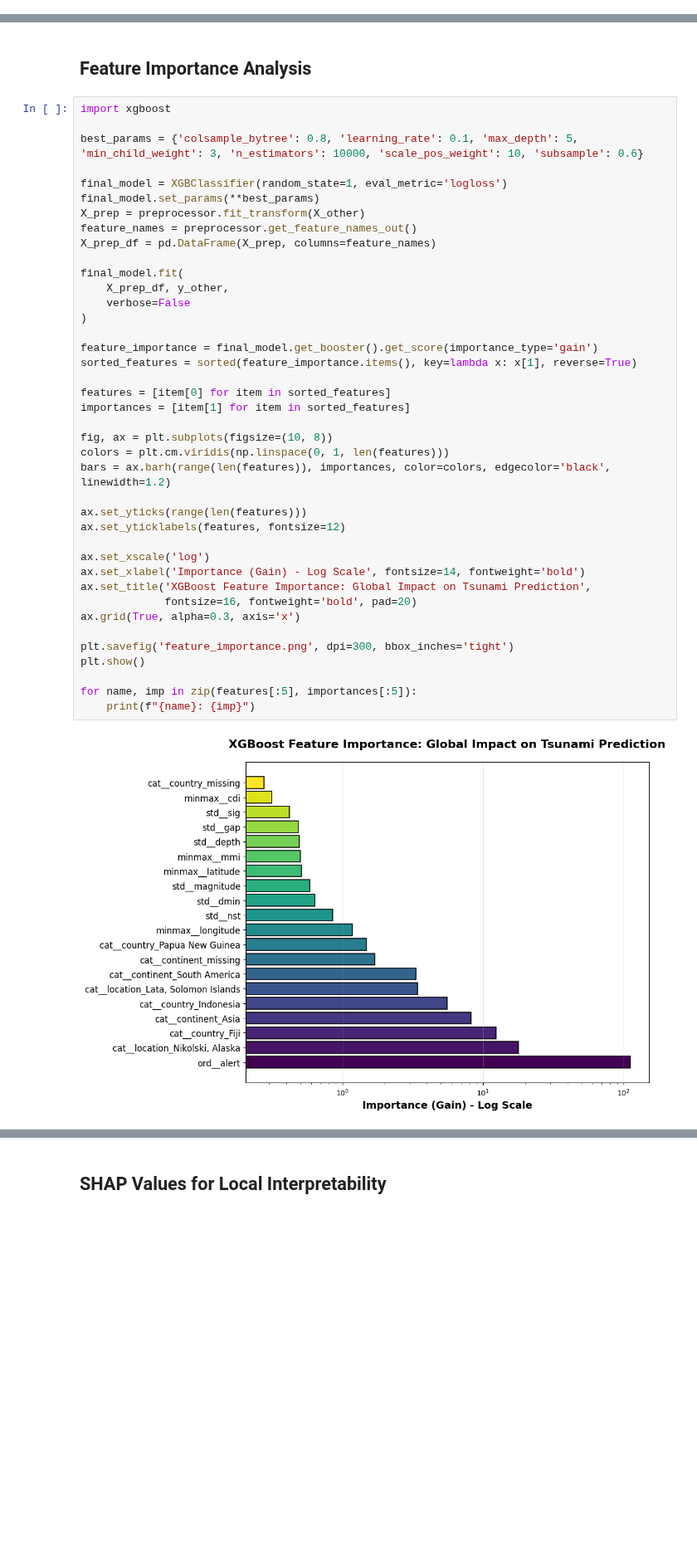
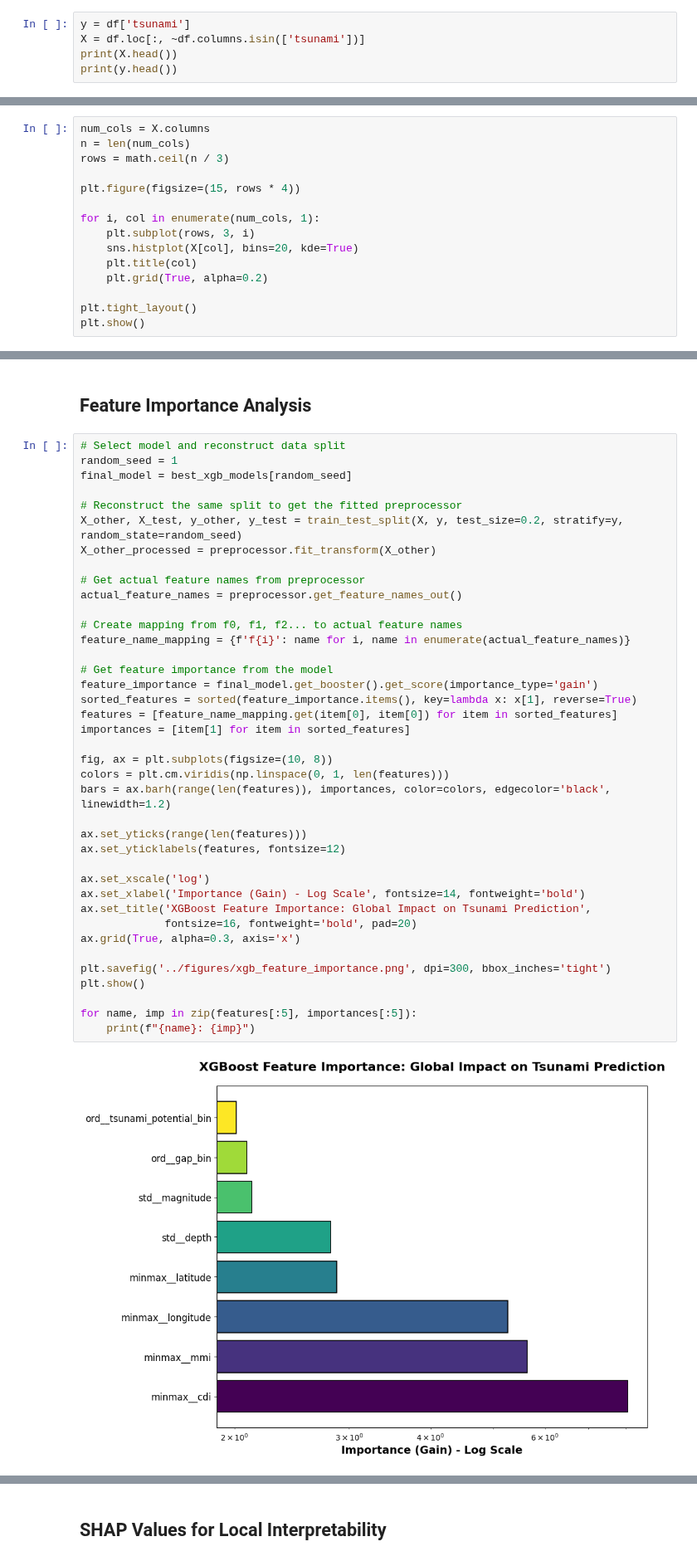
Before and after one commit to JustinXre2020/Earthquake-Tsunami, a Jupyter notebook: src/source_code.ipynb, the cells around one changed output, grey strips where cells are left out. Shown at 83% size. Drawn from its saved outputs; the diff is of its cells as text; blank space fills up the shorter version.

```diff
--- a/src/source_code.ipynb
+++ b/src/source_code.ipynb
@@ -411,0 +369,5 @@ Common columns: ['sig', 'magType', 'depth', 'mmi', 'gap', 'net', 'tsunami', 'lon
+# %%
+y = df['tsunami']
+X = df.loc[:, ~df.columns.isin(['tsunami'])]
+print(X.head())
+print(y.head())
@@ -419,0 +476,15 @@ X_other, X_test, y_other, y_test = train_test_split(X, y, test_size=0.2, random_
+# %%
+num_cols = X.columns
+n = len(num_cols)
+rows = math.ceil(n / 3)
+
+plt.figure(figsize=(15, rows * 4))
+
+for i, col in enumerate(num_cols, 1):
+    plt.subplot(rows, 3, i)
+    sns.histplot(X[col], bins=20, kde=True)
+    plt.title(col)
+    plt.grid(True, alpha=0.2)
+
+plt.tight_layout()
+plt.show()
@@ -698,44 +835,43 @@ plot_roc_curve(final_y_test.iloc[:, 1], final_y_test_pred_prob.iloc[:, 1], 'XGBo
 # %% [markdown]
 ## Feature Importance Analysis
 # %%
-import xgboost
+# Select model and reconstruct data split
+random_seed = 1
+final_model = best_xgb_models[random_seed]
 
-best_params = {'colsample_bytree': 0.8, 'learning_rate': 0.1, 'max_depth': 5, 'min_child_weight': 3, 'n_estimators': 10000, 'scale_pos_weight': 10, 'subsample': 0.6}
+# Reconstruct the same split to get the fitted preprocessor
+X_other, X_test, y_other, y_test = train_test_split(X, y, test_size=0.2, stratify=y, random_state=random_seed)
+X_other_processed = preprocessor.fit_transform(X_other)
 
-final_model = XGBClassifier(random_state=1, eval_metric='logloss')
-final_model.set_params(**best_params)
-X_prep = preprocessor.fit_transform(X_other)
-feature_names = preprocessor.get_feature_names_out()
-X_prep_df = pd.DataFrame(X_prep, columns=feature_names)
+# Get actual feature names from preprocessor
+actual_feature_names = preprocessor.get_feature_names_out()
 
-final_model.fit(
-    X_prep_df, y_other,
-    verbose=False
-)
+# Create mapping from f0, f1, f2... to actual feature names
+feature_name_mapping = {f'f{i}': name for i, name in enumerate(actual_feature_names)}
 
+# Get feature importance from the model
 feature_importance = final_model.get_booster().get_score(importance_type='gain')
 sorted_features = sorted(feature_importance.items(), key=lambda x: x[1], reverse=True)
-
-features = [item[0] for item in sorted_features]
+features = [feature_name_mapping.get(item[0], item[0]) for item in sorted_features]
 importances = [item[1] for item in sorted_features]
 
 fig, ax = plt.subplots(figsize=(10, 8))
 colors = plt.cm.viridis(np.linspace(0, 1, len(features)))
 bars = ax.barh(range(len(features)), importances, color=colors, edgecolor='black', linewidth=1.2)
 
 ax.set_yticks(range(len(features)))
 ax.set_yticklabels(features, fontsize=12)
 
 ax.set_xscale('log')
 ax.set_xlabel('Importance (Gain) - Log Scale', fontsize=14, fontweight='bold')
 ax.set_title('XGBoost Feature Importance: Global Impact on Tsunami Prediction',
              fontsize=16, fontweight='bold', pad=20)
 ax.grid(True, alpha=0.3, axis='x')
 
-plt.savefig('feature_importance.png', dpi=300, bbox_inches='tight')
+plt.savefig('../figures/xgb_feature_importance.png', dpi=300, bbox_inches='tight')
 plt.show()
 
 for name, imp in zip(features[:5], importances[:5]):
     print(f"{name}: {imp}")
 # %% [output]
-[figure, old version]
+[figure, new version]
```
Also changed, not shown: parts of 45 cells of this notebook, 30 other files.
